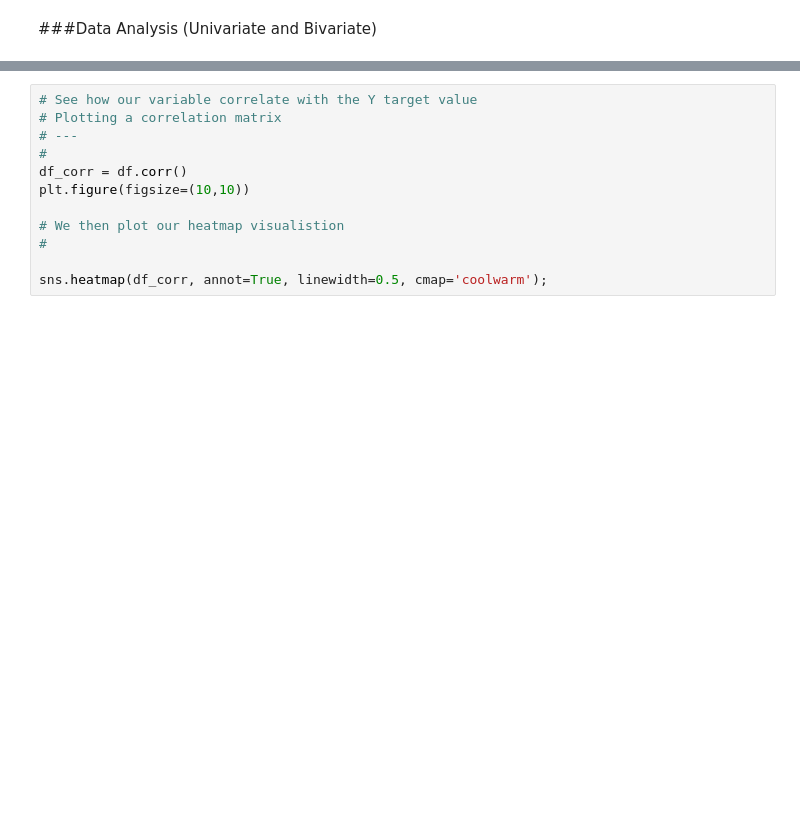
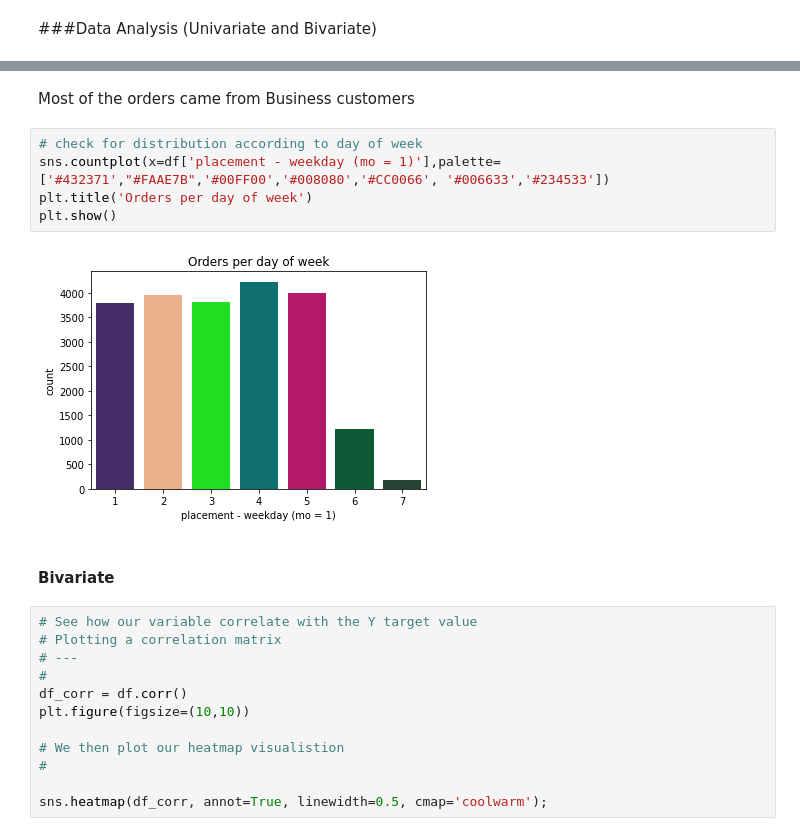
Before and after one commit to Lilwm/Feature-Engineering-with-Python, a Jupyter notebook: Feature_Engineering_with_Python_ipynb_Lillian_Miiri.ipynb, the cells around one changed output, grey strips where cells are left out. Cells and saved outputs as stored; diff of their text form; blank space fills up the shorter version.

```diff
--- a/Feature_Engineering_with_Python_ipynb_Lillian_Miiri.ipynb
+++ b/Feature_Engineering_with_Python_ipynb_Lillian_Miiri.ipynb
@@ -233,3 +238,14 @@ df.describe()
+# %% [markdown]
+Most of the orders came from Business customers
+# %%
+# check for distribution according to day of week
+sns.countplot(x=df['placement - weekday (mo = 1)'],palette=['#432371',"#FAAE7B",'#00FF00','#008080','#CC0066', '#006633','#234533'])
+plt.title('Orders per day of week')
+plt.show()
+# %% [output]
+[figure, added]
+# %% [markdown]
+#### Bivariate
 # %%
 # See how our variable correlate with the Y target value
 # Plotting a correlation matrix
```
Also changed, not shown: parts of 10 cells of this notebook.
